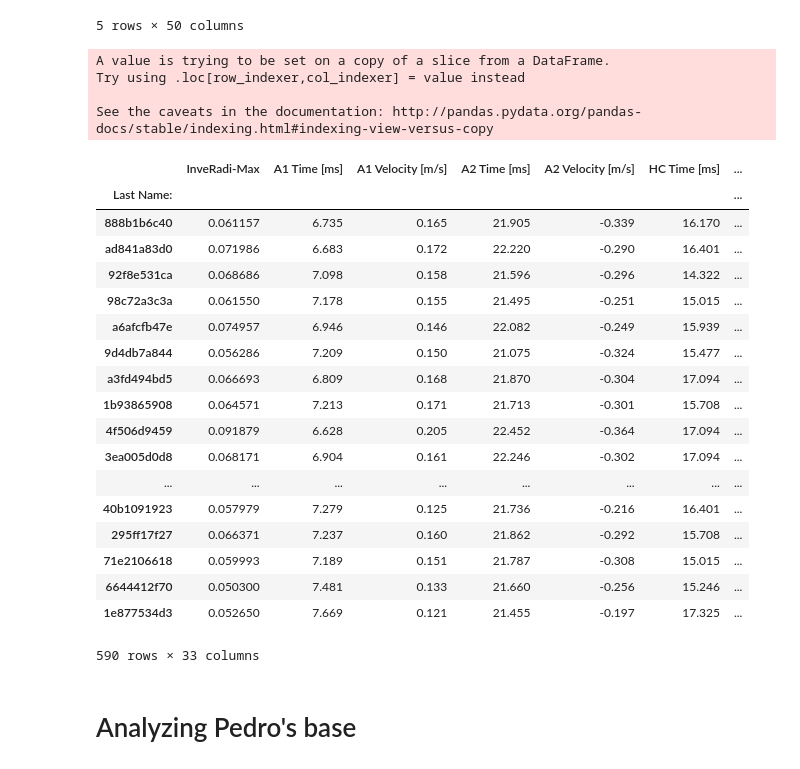
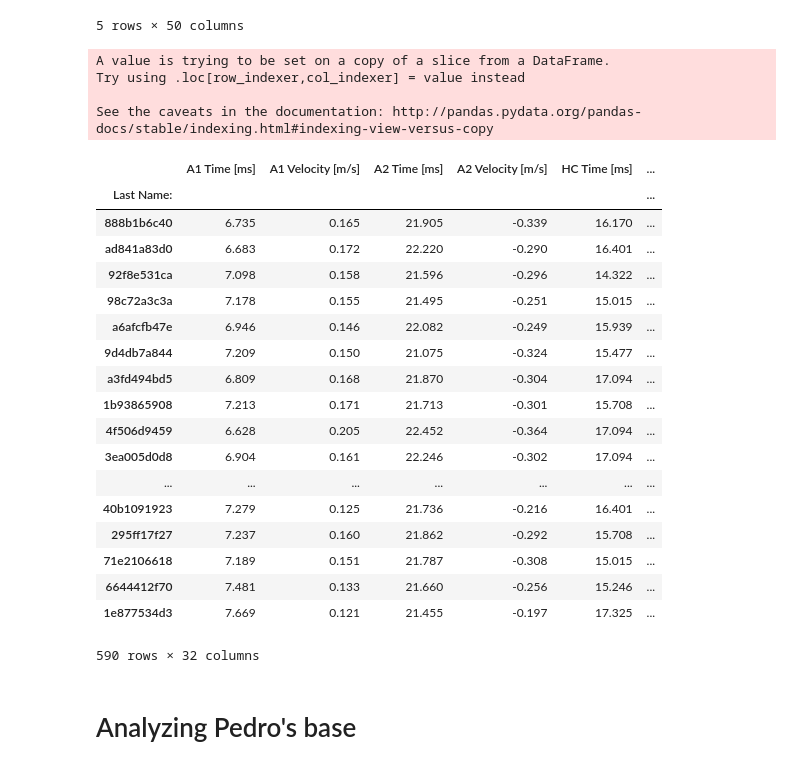
Before and after one commit to wykthor-btracker/DM-project, a Jupyter notebook: Untitled.ipynb, the cells around one changed output. Saved outputs shown, nothing was run; the diff lists cells and outputs as text; code cells hidden in the pictures.

```diff
--- a/Untitled.ipynb
+++ b/Untitled.ipynb
@@ -85,30 +86,30 @@ df.head()
 # %%
 pedro = df[df.columns[:18]]
 # %%
-exams = df[df.columns[18:]]
+exams = df[df.columns[19:]]
 exams["Tipo"] = df["Tipo"]
 exams
 # %% [output]
 A value is trying to be set on a copy of a slice from a DataFrame.
 Try using .loc[row_indexer,col_indexer] = value instead
 
 See the caveats in the documentation: http://pandas.pydata.org/pandas-docs/stable/indexing.html#indexing-view-versus-copy
-|  | InveRadi-Max | A1 Time [ms] | A1 Velocity [m/s] | A2 Time [ms] | A2 Velocity [m/s] | HC Time [ms] | ... |
-| Last Name: |  |  |  |  |  |  | ... |
-| 888b1b6c40 | 0.061157 | 6.735 | 0.165 | 21.905 | -0.339 | 16.170 | ... |
-| ad841a83d0 | 0.071986 | 6.683 | 0.172 | 22.220 | -0.290 | 16.401 | ... |
-| 92f8e531ca | 0.068686 | 7.098 | 0.158 | 21.596 | -0.296 | 14.322 | ... |
-| 98c72a3c3a | 0.061550 | 7.178 | 0.155 | 21.495 | -0.251 | 15.015 | ... |
-| a6afcfb47e | 0.074957 | 6.946 | 0.146 | 22.082 | -0.249 | 15.939 | ... |
-| 9d4db7a844 | 0.056286 | 7.209 | 0.150 | 21.075 | -0.324 | 15.477 | ... |
-| a3fd494bd5 | 0.066693 | 6.809 | 0.168 | 21.870 | -0.304 | 17.094 | ... |
-| 1b93865908 | 0.064571 | 7.213 | 0.171 | 21.713 | -0.301 | 15.708 | ... |
-| 4f506d9459 | 0.091879 | 6.628 | 0.205 | 22.452 | -0.364 | 17.094 | ... |
-| 3ea005d0d8 | 0.068171 | 6.904 | 0.161 | 22.246 | -0.302 | 17.094 | ... |
-| ... | ... | ... | ... | ... | ... | ... | ... |
-| 40b1091923 | 0.057979 | 7.279 | 0.125 | 21.736 | -0.216 | 16.401 | ... |
-| 295ff17f27 | 0.066371 | 7.237 | 0.160 | 21.862 | -0.292 | 15.708 | ... |
-| 71e2106618 | 0.059993 | 7.189 | 0.151 | 21.787 | -0.308 | 15.015 | ... |
-| 6644412f70 | 0.050300 | 7.481 | 0.133 | 21.660 | -0.256 | 15.246 | ... |
-| 1e877534d3 | 0.052650 | 7.669 | 0.121 | 21.455 | -0.197 | 17.325 | ... |
+|  | A1 Time [ms] | A1 Velocity [m/s] | A2 Time [ms] | A2 Velocity [m/s] | HC Time [ms] | ... |
+| Last Name: |  |  |  |  |  | ... |
+| 888b1b6c40 | 6.735 | 0.165 | 21.905 | -0.339 | 16.170 | ... |
+| ad841a83d0 | 6.683 | 0.172 | 22.220 | -0.290 | 16.401 | ... |
+| 92f8e531ca | 7.098 | 0.158 | 21.596 | -0.296 | 14.322 | ... |
+| 98c72a3c3a | 7.178 | 0.155 | 21.495 | -0.251 | 15.015 | ... |
+| a6afcfb47e | 6.946 | 0.146 | 22.082 | -0.249 | 15.939 | ... |
+| 9d4db7a844 | 7.209 | 0.150 | 21.075 | -0.324 | 15.477 | ... |
+| a3fd494bd5 | 6.809 | 0.168 | 21.870 | -0.304 | 17.094 | ... |
+| 1b93865908 | 7.213 | 0.171 | 21.713 | -0.301 | 15.708 | ... |
+| 4f506d9459 | 6.628 | 0.205 | 22.452 | -0.364 | 17.094 | ... |
+| 3ea005d0d8 | 6.904 | 0.161 | 22.246 | -0.302 | 17.094 | ... |
+| ... | ... | ... | ... | ... | ... | ... |
+| 40b1091923 | 7.279 | 0.125 | 21.736 | -0.216 | 16.401 | ... |
+| 295ff17f27 | 7.237 | 0.160 | 21.862 | -0.292 | 15.708 | ... |
+| 71e2106618 | 7.189 | 0.151 | 21.787 | -0.308 | 15.015 | ... |
+| 6644412f70 | 7.481 | 0.133 | 21.660 | -0.256 | 15.246 | ... |
+| 1e877534d3 | 7.669 | 0.121 | 21.455 | -0.197 | 17.325 | ... |
-590 rows × 33 columns
+590 rows × 32 columns
```
Also changed, not shown: parts of 37 cells of this notebook, 1 other file.
